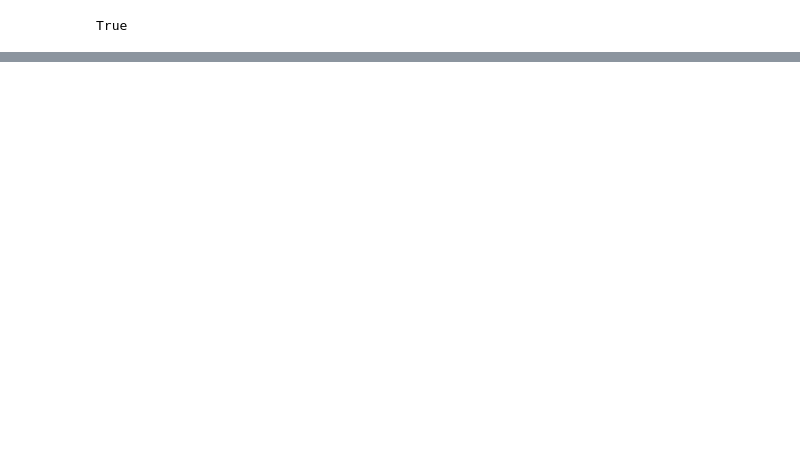
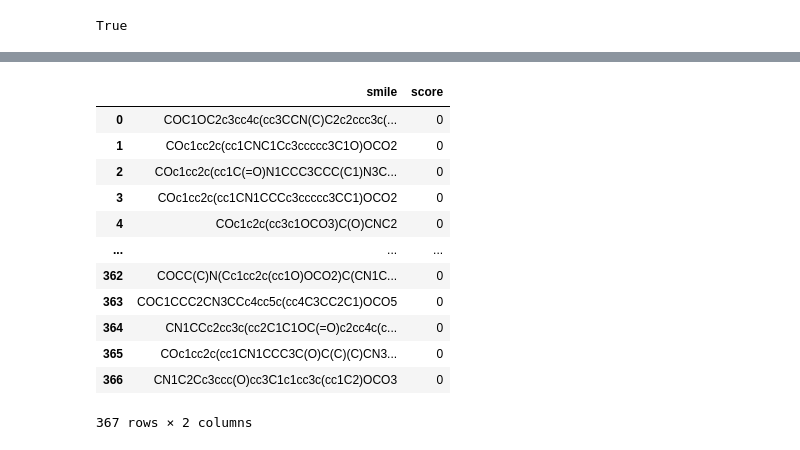
Before and after one commit to ankitskvmdam/reinvent-transfer-learning, a Jupyter notebook: notebooks/TransferLearning.ipynb, the cells around one changed output, grey strips where cells are left out. Saved outputs shown, nothing was run; the diff lists cells and outputs as text; code cells hidden in the pictures; blank space fills up the shorter version.

```diff
--- a/notebooks/TransferLearning.ipynb
+++ b/notebooks/TransferLearning.ipynb
@@ -174,0 +365,27 @@ with open(new_model_config_path, "w") as writer:
+# %%
+ml_prediction_output = os.path.join(temp, 'ml_output.csv')
+
+output = []
+for idx, mol in enumerate(gen_out):
+    if prediction[idx] == 0:
+        continue
+    output.append({"smile": gen_out[idx], "score": 0 })
+
+
+with_ml_df = pd.DataFrame(data=output)
+with_ml_df.to_csv(ml_prediction_output, index=False, header=False)
+with_ml_df
+# %% [output]
+|  | smile | score |
+| 0 | COC1OC2c3cc4c(cc3CCN(C)C2c2ccc3c(... | 0 |
+| 1 | COc1cc2c(cc1CNC1Cc3ccccc3C1O)OCO2 | 0 |
+| 2 | COc1cc2c(cc1C(=O)N1CCC3CCC(C1)N3C... | 0 |
+| 3 | COc1cc2c(cc1CN1CCCc3ccccc3CC1)OCO2 | 0 |
+| 4 | COc1c2c(cc3c1OCO3)C(O)CNC2 | 0 |
+| ... | ... | ... |
+| 362 | COCC(C)N(Cc1cc2c(cc1O)OCO2)C(CN1C... | 0 |
+| 363 | COC1CCC2CN3CCc4cc5c(cc4C3CC2C1)OCO5 | 0 |
+| 364 | CN1CCc2cc3c(cc2C1C1OC(=O)c2cc4c(c... | 0 |
+| 365 | COc1cc2c(cc1CN1CCC3C(O)C(C)(C)CN3... | 0 |
+| 366 | CN1C2Cc3ccc(O)cc3C1c1cc3c(cc1C2)OCO3 | 0 |
+367 rows × 2 columns
```
Also changed, not shown: parts of 17 cells of this notebook.
